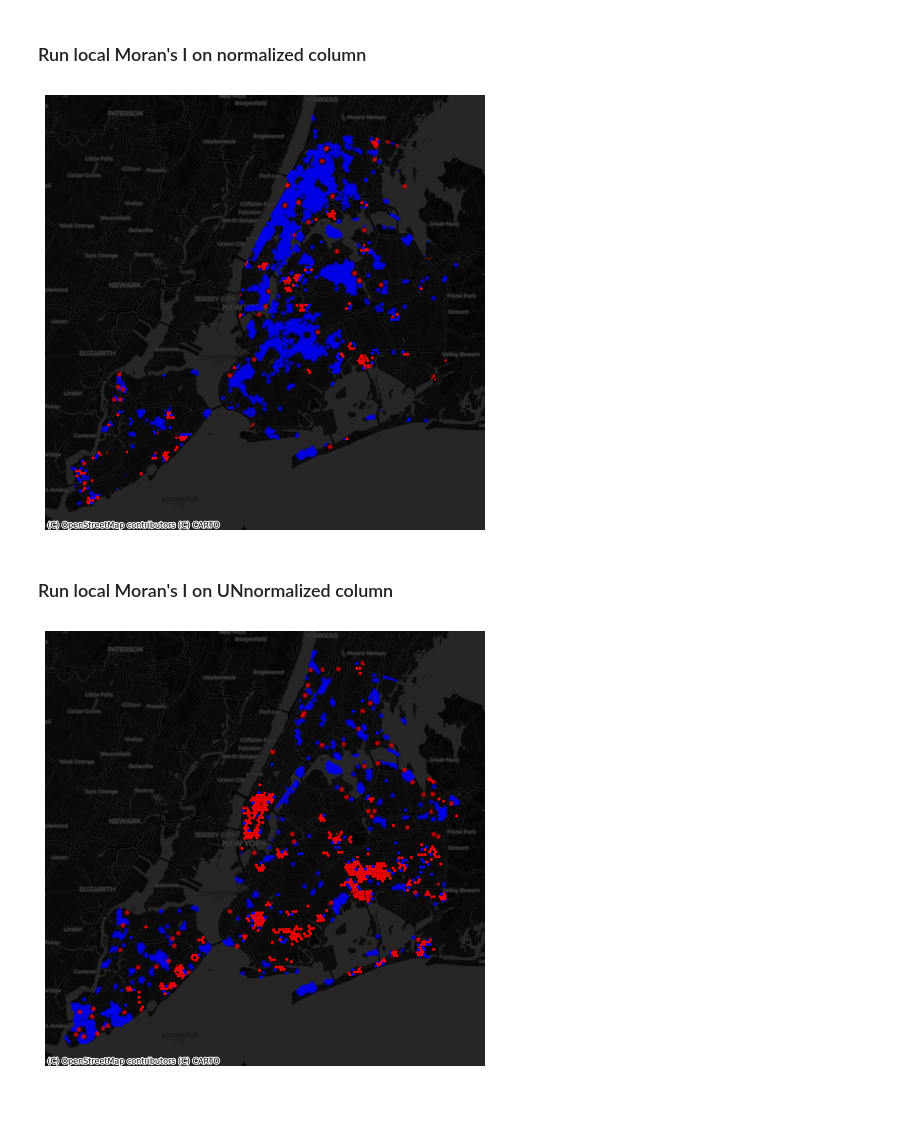
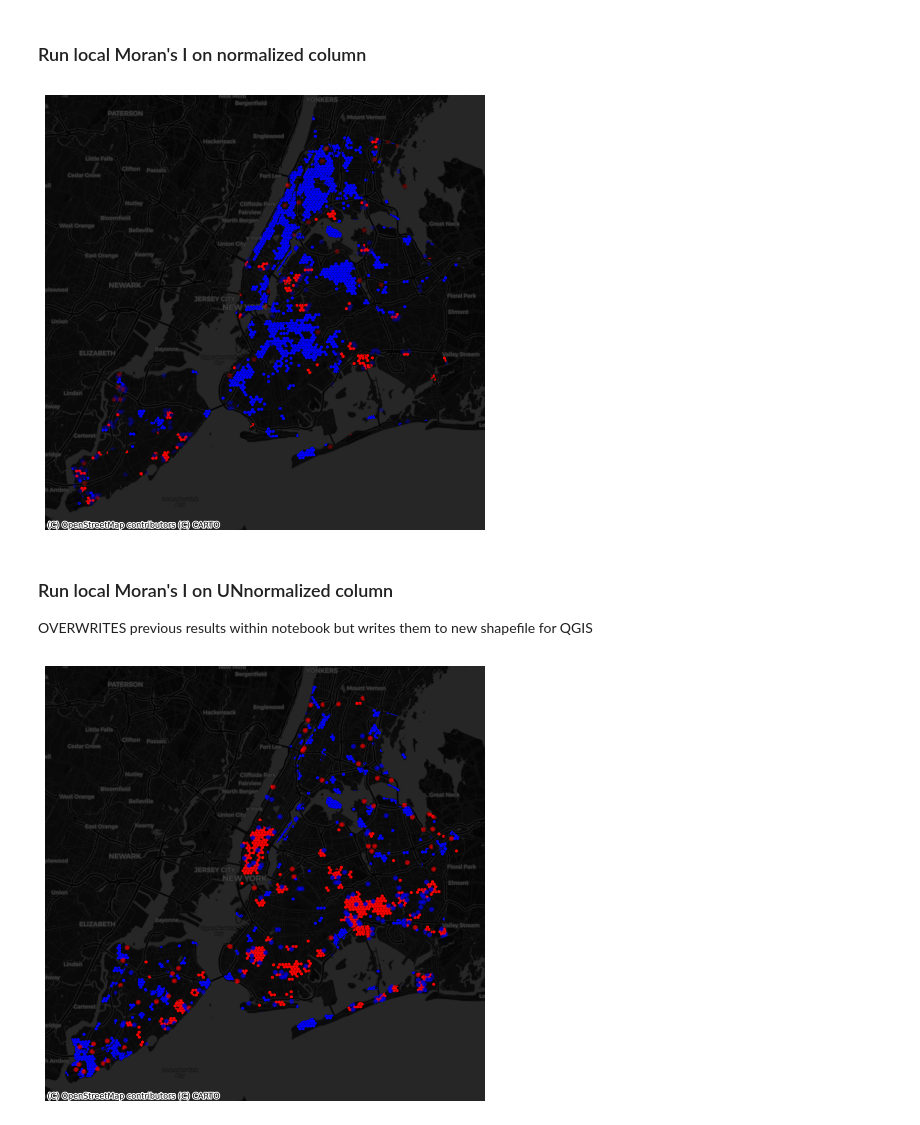
Before and after one commit to mghersher/flooding_hotspot_analysis, a Jupyter notebook: 03_Hotspot_analysis.ipynb, the cells around one changed output. Cells and saved outputs as stored; diff of their text form; code cells hidden in the pictures.

```diff
--- a/03_Hotspot_analysis.ipynb
+++ b/03_Hotspot_analysis.ipynb
@@ -44,16 +42,16 @@ hex_gdf['local_moran_quadrant'] = local_moran.q
 # %%
 alpha = .05
 hotspots = hex_gdf.query(f"local_moran_p_value < {alpha} & local_moran_quadrant == 1")
-coldspots = hex_gdf.query(f"local_moran_p_value < {alpha} & local_moran_quadrant == 2")
-doughnuts = hex_gdf.query(f"local_moran_p_value < {alpha} & local_moran_quadrant == 3")
+coldspots = hex_gdf.query(f"local_moran_p_value < {alpha} & local_moran_quadrant == 3")
+doughnuts = hex_gdf.query(f"local_moran_p_value < {alpha} & local_moran_quadrant == 2")
 diamonds = hex_gdf.query(f"local_moran_p_value < {alpha} & local_moran_quadrant == 4")
 # %%
 ax = hex_gdf.to_crs(epsg=3857).plot(facecolor='none', alpha=0, figsize = (12,8))
 hotspots.to_crs(epsg=3857).plot(color='red', ax=ax, label='Hot Spot')
 coldspots.to_crs(epsg=3857).plot(color='blue', ax=ax, label='Cold Spot')
-doughnuts.to_crs(epsg=3857).plot(color='blue', alpha=.5, edgecolor='blue', linewidth=2, ax=ax, label='Doughnuts')
-diamonds.to_crs(epsg=3857).plot(color='red', alpha=.5, edgecolor='red', linewidth=2, ax=ax, label='Doughnuts')
+doughnuts.to_crs(epsg=3857).plot(color='blue', alpha=.2, edgecolor='blue', linewidth=2, ax=ax, label='Doughnuts')
+diamonds.to_crs(epsg=3857).plot(color='red', alpha=.2, edgecolor='red', linewidth=2, ax=ax, label='Doughnuts')
 cx.add_basemap(ax,source=cx.providers.CartoDB.DarkMatter)
 ax.axis('off');
 # %% [output]
-[figure, old version]
+[figure, new version]
@@ -60,5 +65,6 @@ ax.axis('off');
 # %% [markdown]
 ### Run local Moran's I on UNnormalized column
+OVERWRITES previous results within notebook but writes them to new shapefile for QGIS
 # %%
 local_moran = esda.moran.Moran_Local(hex_gdf['num_311_complaints'], w)
 
@@ -68,8 +74,8 @@ hex_gdf['local_moran_quadrant'] = local_moran.q
 
 alpha = .05
 hotspots = hex_gdf.query(f"local_moran_p_value < {alpha} & local_moran_quadrant == 1")
-coldspots = hex_gdf.query(f"local_moran_p_value < {alpha} & local_moran_quadrant == 2")
-doughnuts = hex_gdf.query(f"local_moran_p_value < {alpha} & local_moran_quadrant == 3")
+coldspots = hex_gdf.query(f"local_moran_p_value < {alpha} & local_moran_quadrant == 3")
+doughnuts = hex_gdf.query(f"local_moran_p_value < {alpha} & local_moran_quadrant == 2")
 diamonds = hex_gdf.query(f"local_moran_p_value < {alpha} & local_moran_quadrant == 4")
 
 ax = hex_gdf.to_crs(epsg=3857).plot(facecolor='none', alpha=0, figsize = (12,8))
@@ -79,5 +85,12 @@ doughnuts.to_crs(epsg=3857).plot(color='blue', alpha=.5, edgecolor='blue', linew
 diamonds.to_crs(epsg=3857).plot(color='red', alpha=.5, edgecolor='red', linewidth=2, ax=ax, label='Doughnuts')
 cx.add_basemap(ax,source=cx.providers.CartoDB.DarkMatter)
 ax.axis('off');
+
+#Add as column for formatting in QGIS
+hex_gdf['AutoCorUN'] = np.nan
+hex_gdf.loc[(hex_gdf["local_moran_p_value"] < alpha) & (hex_gdf["local_moran_quadrant"] == 1), 'AutoCorUN'] = 'hotspot'
+hex_gdf.loc[(hex_gdf["local_moran_p_value"] < alpha) & (hex_gdf["local_moran_quadrant"] == 3), 'AutoCorUN'] = 'coldspot'
+hex_gdf.loc[(hex_gdf["local_moran_p_value"] < alpha) & (hex_gdf["local_moran_quadrant"] == 2), 'AutoCorUN'] = 'doughnut'
+hex_gdf.loc[(hex_gdf["local_moran_p_value"] < alpha) & (hex_gdf["local_moran_quadrant"] == 4), 'AutoCorUN'] = 'diamond'
 # %% [output]
-[figure, old version]
+[figure, new version]
```
Also changed, not shown: parts of 9 cells of this notebook.
